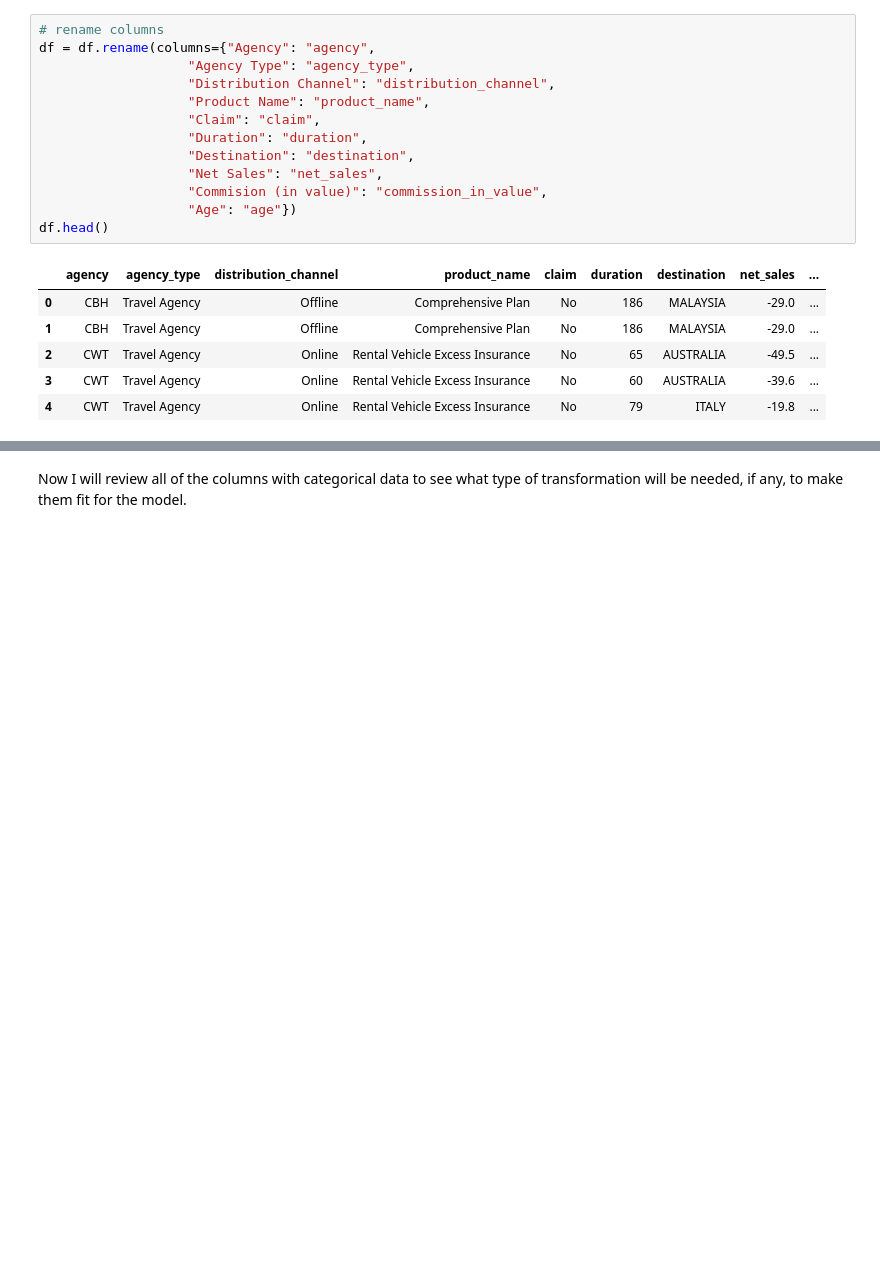
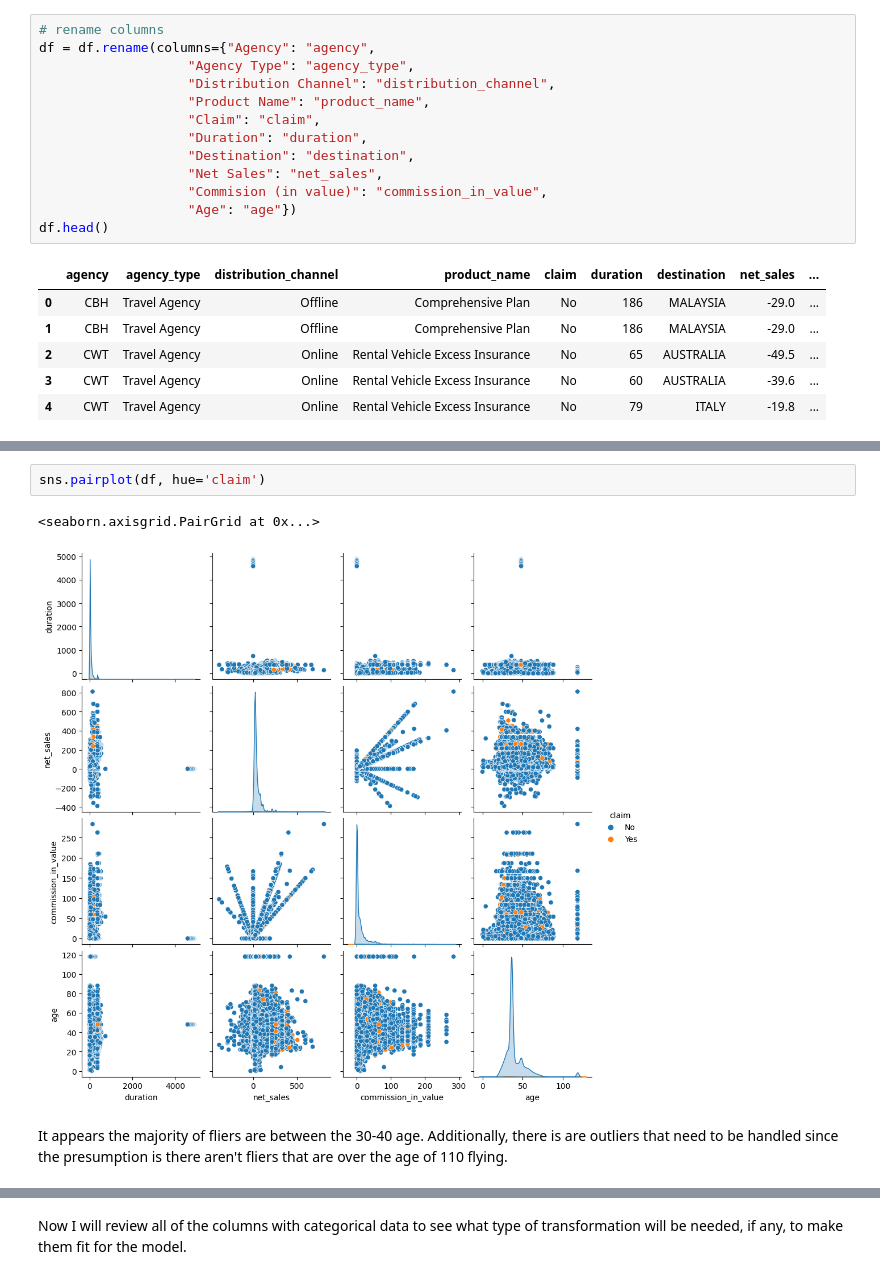
Before and after one commit to kevinqrnold/DSC410-Predictive-Analytics, a Jupyter notebook: Kevin_Arnold_Exercise_8_2.ipynb, the cells around one changed output, grey strips where cells are left out. Saved outputs shown, nothing was run; the diff lists cells and outputs as text; blank space fills up the shorter version.

```diff
--- a/Kevin_Arnold_Exercise_8_2.ipynb
+++ b/Kevin_Arnold_Exercise_8_2.ipynb
@@ -89,0 +127,7 @@ df.head()
+# %%
+sns.pairplot(df, hue='claim')
+# %% [output]
+<seaborn.axisgrid.PairGrid at 0x...>
+[figure, added]
+# %% [markdown]
+It appears the majority of fliers are between the 30-40 age. Additionally, there is are outliers that need to be handled since the presumption is there aren't fliers that are over the age of 110 flying.
```
Also changed, not shown: parts of 23 cells of this notebook.
